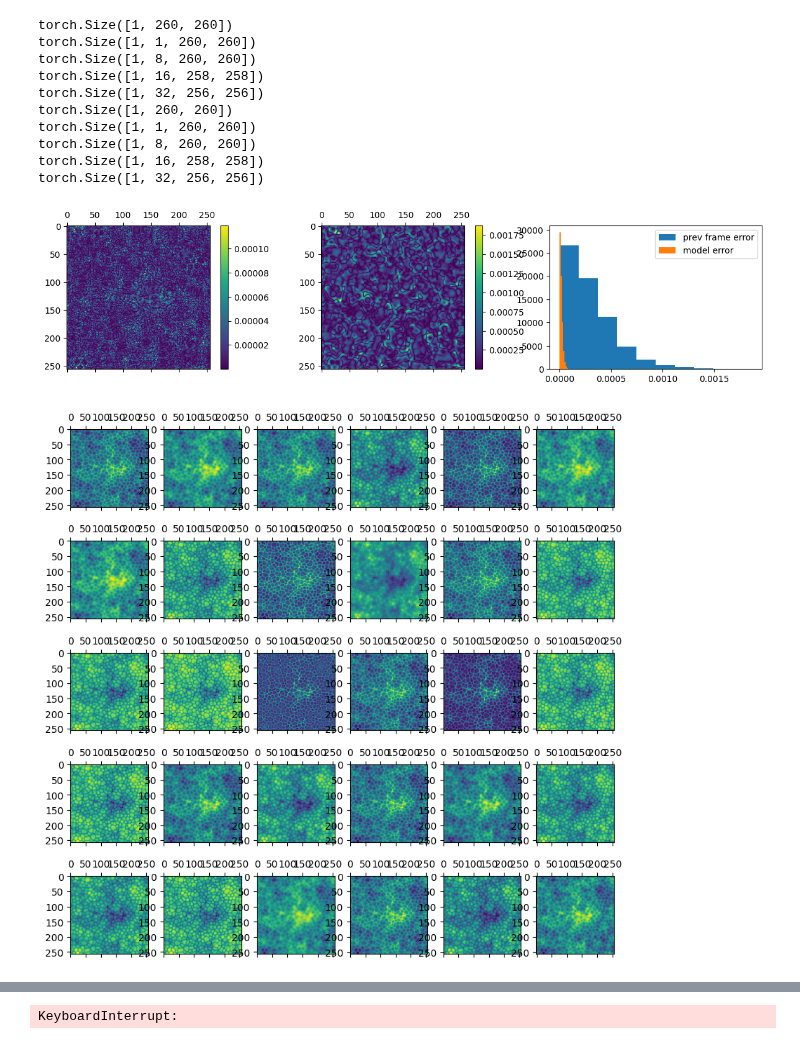
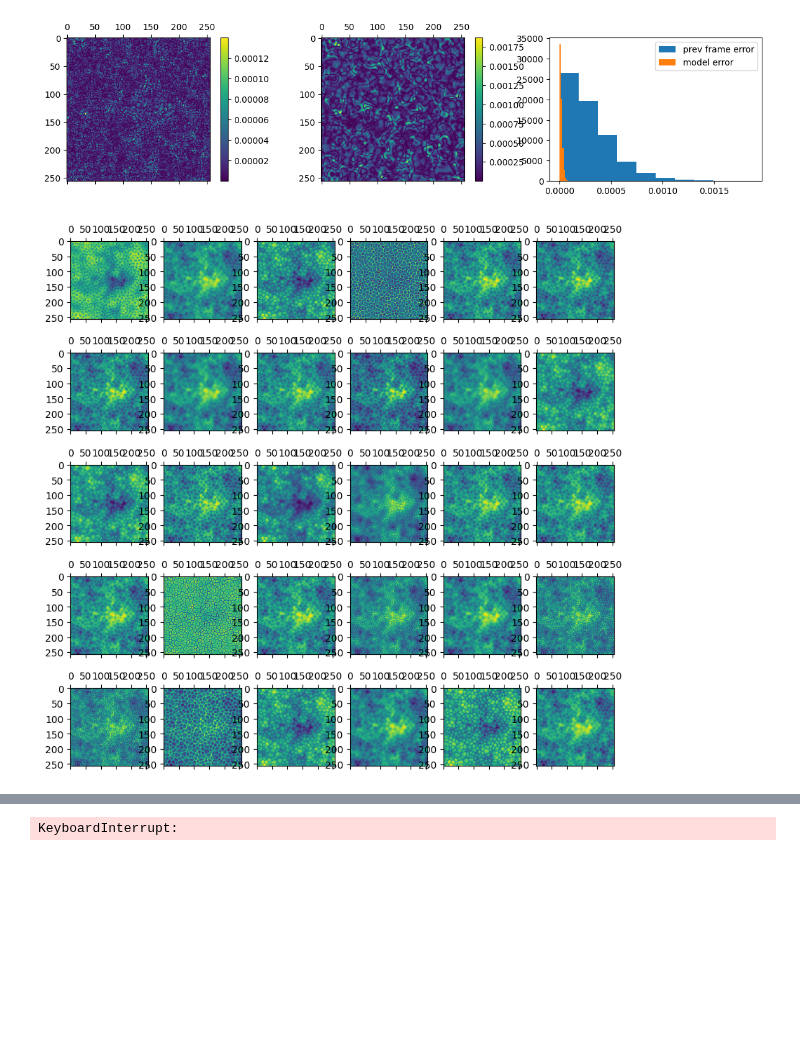
Before and after one commit to graps1/ELM-PDEs, a Jupyter notebook: dimensionless/ks2d_dimensionless.ipynb, the cells around one changed output, grey strips where cells are left out. Saved outputs shown, nothing was run; the diff lists cells and outputs as text; code cells hidden in the pictures; blank space fills up the shorter version.

```diff
--- a/dimensionless/ks2d_dimensionless.ipynb
+++ b/dimensionless/ks2d_dimensionless.ipynb
@@ -4,7 +4,7 @@ import numpy as np
 import matplotlib.pyplot as plt
 %matplotlib inline
 
-device = "cpu"
+device = "cuda"
 torch.set_grad_enabled(False)
 torch.set_default_device(device)
 
@@ -66,9 +66,9 @@ class PointwiseLinear(torch.nn.Module):
         X = X.transpose(1,-1) # shifts the channel axis to the last index
         X = X.reshape(-1,X.shape[-1]) # conflates the first few axes, except for input dimension
         Y = Y.transpose(1,-1).reshape(-1, 1) # shifts the channel axis to the last index
-        # A = torch.linalg.lstsq(X, Y, driver="gelsd", rcond=1e-6).solution.transpose(0,1)
-        A = torch.linalg.lstsq(X, Y, rcond=1e-8).solution.transpose(0,1)
-        self.layer.weight.data = A
+        A = torch.linalg.lstsq(X.cpu(), Y.cpu(), driver="gelsd", rcond=1e-8).solution.transpose(0,1)
+        # A = torch.linalg.lstsq(X, Y, rcond=1e-2).solution.transpose(0,1)
+        self.layer.weight.data = A.to(device)
 
 class FiniteDifferenceLayer(torch.nn.Module):
     def __init__(self):
@@ -94,12 +94,13 @@ class FiniteDifferenceLayer(torch.nn.Module):
         # print( self.conv2d.weight.data.shape )
         # self.conv2d.weight.data = make_invariant_kernels(self.channels, self.ks).unsqueeze(1).double()
 
-        laplace1d = torch.tensor([1,-2,1]).double()
+        # laplace1d = torch.tensor([-1/12, 4/3, -5/2, 4/3, -1/12]).double()
+        laplace1d = torch.tensor([1, -2, 1]).double()
         identity1d = torch.tensor([0,1,0]).double()
         self.conv1d.weight.data[0,0,:] = laplace1d
         self.conv1d.weight.data[1,0,:] = identity1d
 
-        # laplace2d = torch.tensor([[1,2,1],[2,-12,2],[1,2,1]]).double() / 4
+        # laplace2d = torch.tensor([[0,0,0,0,0],[0,0,1,0,0],[0,1,-4,1,0],[0,0,1,0,0],[0,0,0,0,0]]).double()
         # laplace2d = torch.tensor([
         #     [ 0.048,  0.328,  0.436,  0.328,  0.048],
         #     [ 0.328, -0.3  , -0.54 , -0.3  ,  0.328],
@@ -112,10 +113,11 @@ class FiniteDifferenceLayer(torch.nn.Module):
         #     [0,0,1,0,0],
         #     [0,0,0,0,0],
         #     [0,0,0,0,0]]).double()
-        laplace2d = torch.tensor([
-            [ 0.107,  0.241,  0.107],
-            [ 0.241, -1.39,   0.241],
-            [ 0.107,  0.241,  0.107]])
+        # laplace2d = torch.tensor([
+        #     [ 0.107,  0.241,  0.107],
+        #     [ 0.241, -1.39,   0.241],
+        #     [ 0.107,  0.241,  0.107]])
+        laplace2d = torch.tensor([[1,2,1],[2,-12,2],[1,2,1]]).double() / 4
         identity2d = torch.tensor([[0,0,0],[0,1,0],[0,0,0]]).double()
         self.conv2d.weight.data[0,0,:,:] = laplace2d
         self.conv2d.weight.data[1,0,:,:] = identity2d
@@ -132,10 +134,10 @@ class FiniteDifferenceLayer(torch.nn.Module):
         orig_channels = X.shape[1]
         assert orig_channels % self.nr_kernels == 0
 
-        X = X.reshape(-1, self.nr_kernels, *dims_shape)
+        X = X.view(-1, self.nr_kernels, *dims_shape)
         if nr_dims == 1: X = self.conv1d(X)
         if nr_dims == 2: X = self.conv2d(X)
-        X = X.reshape(-1, orig_channels, *new_dims_shape)
+        X = X.view(-1, orig_channels, *new_dims_shape)
         return X
 
 class Model(torch.nn.Module):
@@ -169,15 +171,10 @@ class Model(torch.nn.Module):
     def phi(self, X):
         # X has shape: batch x dim1 x dim2 x ...
         X = self.pad(X)
-        print(X.shape)
         X = X.unsqueeze(1)
-        print(X.shape)
         X = X.repeat(1, self.out1, *[1]*len(X.shape[2:]))
-        print(X.shape)
         X = self.block1(X)
-        print(X.shape)
         X = self.block2(X)
-        print(X.shape)
         return X
 
     def forward(self, X):
@@ -187,46 +184,43 @@ class Model(torch.nn.Module):
         self.lin_out.train(self.phi(X), Y)
 
 
 D = torch.tensor(np.load("../ks2d/ks2d_short.npy"))
 maxval, minval = D.max(), D.min()
 normalize = lambda x: (x-minval)/(maxval-minval)
 denormalize = lambda x: x*(maxval-minval)+minval
 D = normalize(D)
 
 # boundary conditions used in training data
 BC_0 = { "mode": "circular", "val_left": None, "val_right": None }
 BC_1 = { "mode": "circular", "val_left": None, "val_right": None }
 
 k = 1
 X, Y = D[0,None,...], D[k,None,...]
-X_noisy = X # + torch.distributions.Normal(0, 1e-5).sample(X.shape)
+X_noisy = X + torch.distributions.Normal(0, 1e-5).sample(X.shape)
 Y_noisy = Y # + torch.distributions.Normal(0, 1e-3).sample(Y.shape)
 model = Model(bc=[BC_0, BC_1])
 # model.train(X,Y)
 model.train(X_noisy - X_noisy.mean(dim=[1,2]), Y_noisy - X_noisy)
+# model.train(X_noisy, Y_noisy - X_noisy)
+def f(X):
+    dims = list(range(1,len(X.shape)))
+    Y = X + model( X - X.mean(dim=dims) )
+    Y = X.mean(dims) + Y - Y.mean(dims)
+    return Y
 
-err = (X + model(X - X.mean(dim=[1,2])) - D[k,None,:,:])[0,:,:].abs().cpu()
+err = (f(X) - D[k,None,:,:])[0,:,:].abs().cpu()
+# err = (X + model(X) - D[k,None,:,:])[0,:,:].abs().cpu()
 prev_frame_error = (X - D[k,None,:,:])[0,:,:].abs().cpu()
 
 fig, ax = plt.subplots(1,3,figsize=(15,3))
 plt.colorbar(ax[0].matshow(err))
 plt.colorbar(ax[1].matshow(prev_frame_error))
 ax[2].hist(prev_frame_error.flatten(),label="prev frame error")
 ax[2].hist(err.flatten(), label="model error")
 ax[2].legend()
 plt.show()
 # %% [output]
-torch.Size([1, 260, 260])
-torch.Size([1, 1, 260, 260])
-torch.Size([1, 8, 260, 260])
-torch.Size([1, 16, 258, 258])
-torch.Size([1, 32, 256, 256])
-torch.Size([1, 260, 260])
-torch.Size([1, 1, 260, 260])
-torch.Size([1, 8, 260, 260])
-torch.Size([1, 16, 258, 258])
-torch.Size([1, 32, 256, 256])
-[figure, old version]
+[figure, new version]
 # %%
 %matplotlib inline
 # %matplotlib qt
@@ -236,9 +230,10 @@ fig, ax = plt.subplots(lenx, leny, figsize=(10,10), squeeze=False)
 for i in range(lenx):
     for j in range(leny):
         ax[i][j].matshow( model.phi(X - X.mean(dim=[1,2]))[0,i*lenx+j,:,:].cpu().numpy() )
+        # ax[i][j].matshow( model.phi(X)[0,i*lenx+j,:,:].cpu().numpy() )
 plt.show()
 # %% [output]
-[figure, old version]
+[figure, new version]
 # %%
 plt.hist(model.lin_out.layer.weight.data.flatten().cpu())
 plt.show()
```
Also changed, not shown: parts of 7 cells of this notebook, 7 other files.
